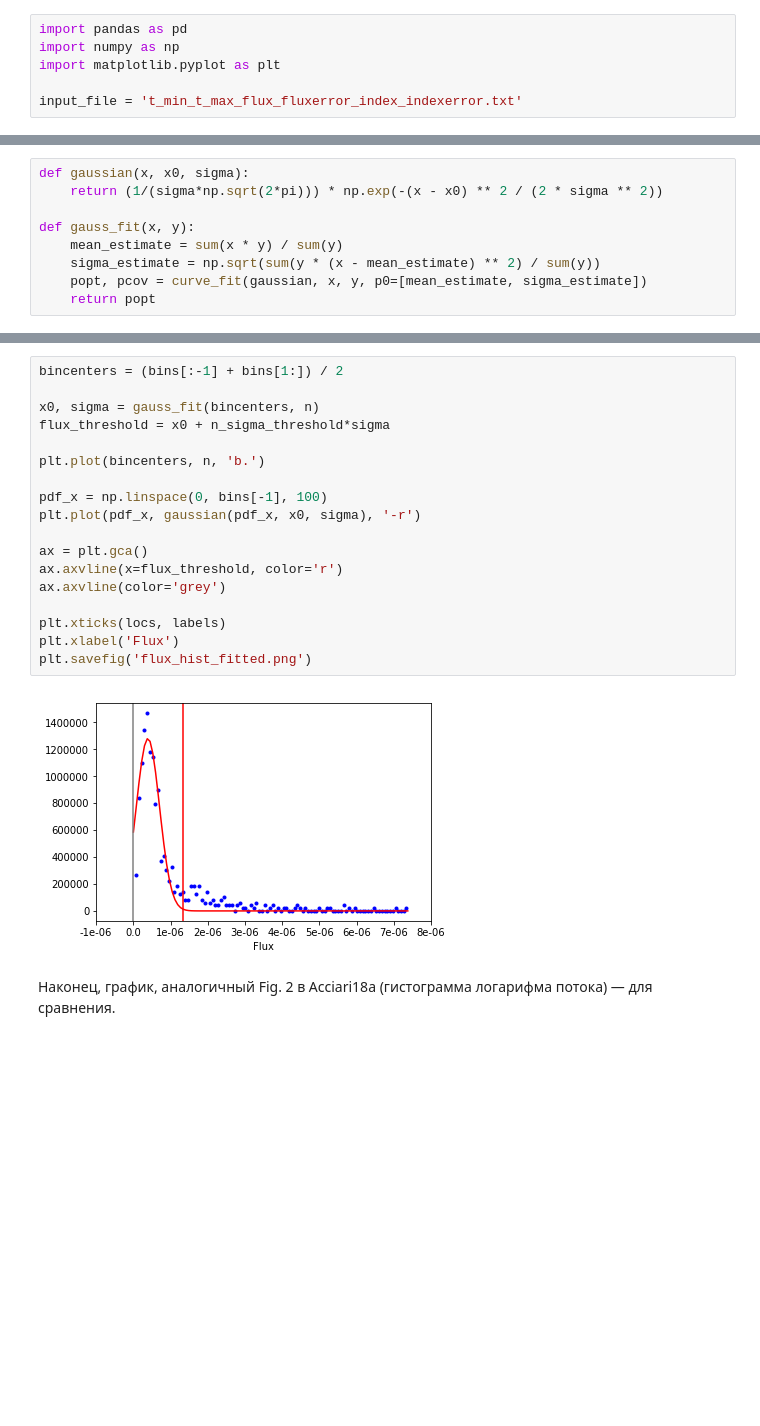
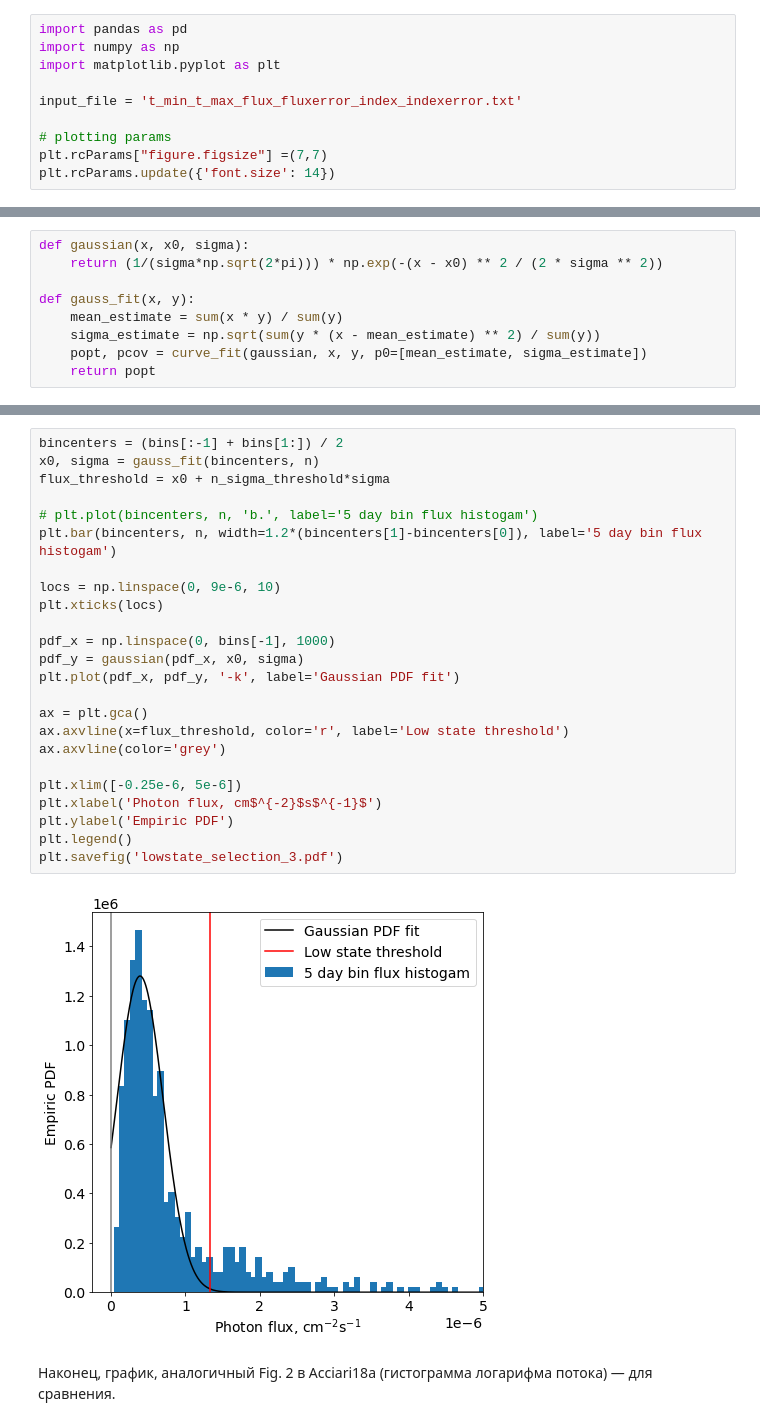
Before and after one commit to nj-vs-vh/fermi-pks1510-089, a Jupyter notebook: lowstate_selection.ipynb, the cells around one changed output, grey strips where cells are left out. Drawn from its saved outputs; the diff is of its cells as text; blank space fills up the shorter version.

Commit message:
picture setup for export; lowstate selection illustration exported

```diff
--- a/lowstate_selection.ipynb
+++ b/lowstate_selection.ipynb
@@ -6,6 +6,10 @@ import numpy as np
 import matplotlib.pyplot as plt
 
 input_file = 't_min_t_max_flux_fluxerror_index_indexerror.txt'
+
+# plotting params
+plt.rcParams["figure.figsize"] =(7,7)
+plt.rcParams.update({'font.size': 14})
 # %% [markdown]
 ## Чтение и подготовка данных
 # %%
@@ -187,23 +191,29 @@ plt.show()
 # %%
 bincenters = (bins[:-1] + bins[1:]) / 2
-
 x0, sigma = gauss_fit(bincenters, n)
 flux_threshold = x0 + n_sigma_threshold*sigma
 
-plt.plot(bincenters, n, 'b.')
+# plt.plot(bincenters, n, 'b.', label='5 day bin flux histogam')
+plt.bar(bincenters, n, width=1.2*(bincenters[1]-bincenters[0]), label='5 day bin flux histogam')
 
-pdf_x = np.linspace(0, bins[-1], 100)
-plt.plot(pdf_x, gaussian(pdf_x, x0, sigma), '-r')
+locs = np.linspace(0, 9e-6, 10)
+plt.xticks(locs)
+
+pdf_x = np.linspace(0, bins[-1], 1000)
+pdf_y = gaussian(pdf_x, x0, sigma)
+plt.plot(pdf_x, pdf_y, '-k', label='Gaussian PDF fit')
 
 ax = plt.gca()
-ax.axvline(x=flux_threshold, color='r')
+ax.axvline(x=flux_threshold, color='r', label='Low state threshold')
 ax.axvline(color='grey')
 
-plt.xticks(locs, labels)
-plt.xlabel('Flux')
-plt.savefig('flux_hist_fitted.png')
+plt.xlim([-0.25e-6, 5e-6])
+plt.xlabel('Photon flux, cm$^{-2}$s$^{-1}$')
+plt.ylabel('Empiric PDF')
+plt.legend()
+plt.savefig('lowstate_selection_3.pdf')
 # %% [output]
-[figure, old version]
+[figure, new version]
 # %% [markdown]
 Наконец, график, аналогичный Fig. 2 в Acciari18a (гистограмма логарифма потока) — для сравнения.
 # %%
```
Also changed, not shown: parts of 7 cells of this notebook, 1 other file.
